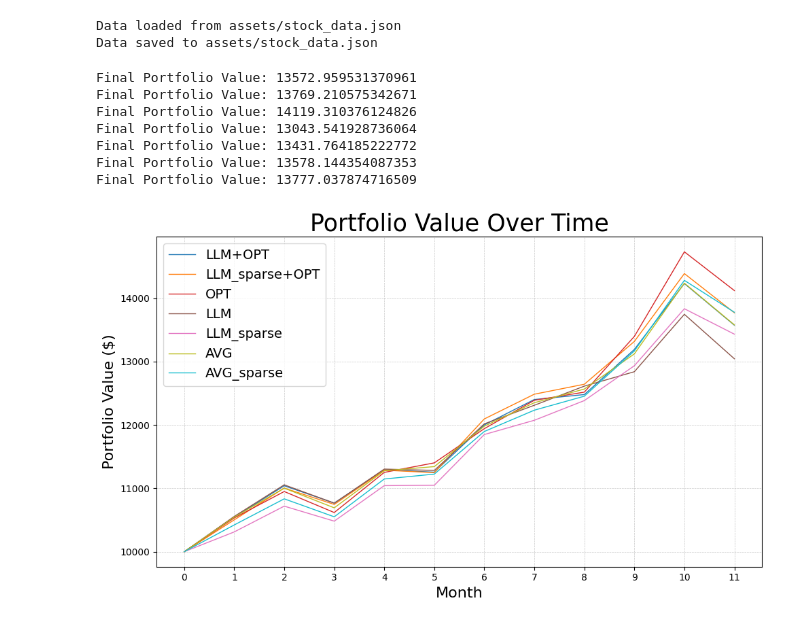
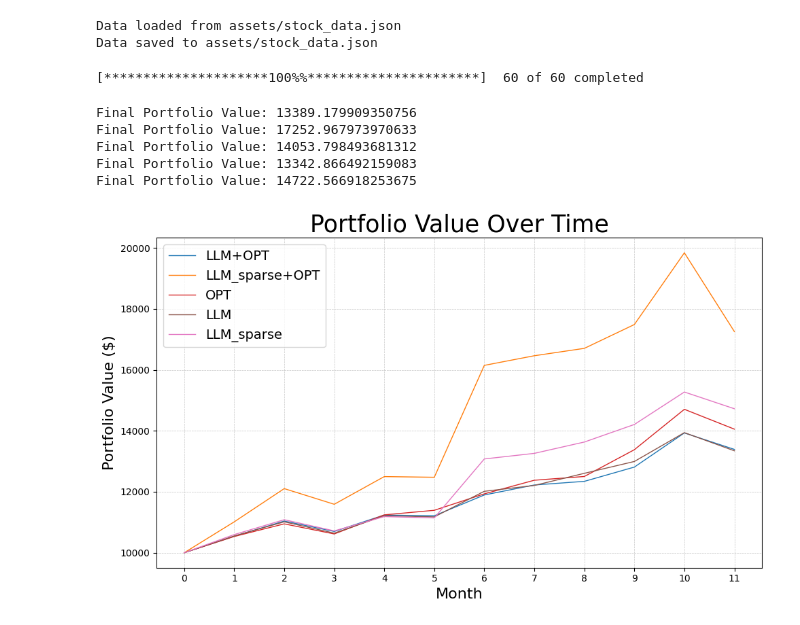
Before and after one commit to tario-you/solid, a Jupyter notebook: avg_runs.ipynb, the cells around one changed output. Drawn from its saved outputs; the diff is of its cells as text; code cells hidden in the pictures.

```diff
--- a/avg_runs.ipynb
+++ b/avg_runs.ipynb
@@ -190,0 +100,2 @@ def patch_data(
+# %%
+model = ["4o-mini", "4o", "o1-mini"][1]
@@ -190,0 +166,4 @@ def patch_data(
+# %%
+all_weights_paths = [weights_coord_path_prefix, weights_coord_sparse_path_prefix, weights_llm_path_prefix, weights_llm_sparse_path_prefix, weights_opt_path_prefix]
+
+all_weights = []
@@ -263,11 +917,31 @@ def extract_month(x):
+# %%
+def get_stock_price(tickers, start_date, end_date):
+    prices = yf.download(tickers, start=start_date, end=end_date)
+    prices = prices["Adj Close"].dropna(how="all")
+    return prices
+
+start_date = datetime.datetime(2024, 1, 1)
+end_date = datetime.datetime.today().date()
+
+portfolio = get_stock_price(tickers, start_date, end_date)
+portfolio.to_csv(pft_path, index=True)
+portfolio = pd.read_csv(pft_path, parse_dates=True, index_col="Date")
+
+S = risk_models.CovarianceShrinkage(portfolio).ledoit_wolf()
+mu = expected_returns.capm_return(portfolio)
+CoordFW = CoordinationFramework(
+    mu, S, 2.7, penalty=1, iteration=20, verbose=False)
+# %% [output]
+[*********************100%%**********************]  60 of 60 completed
 # %%
 verbose = False
 
-for i, path_template in enumerate(all_weights_paths):
+risks = [[] for _ in range(len(all_weights_paths))]
+
+for i, paths in enumerate(all_weights_paths):
     df = None
 
-    for r in runs:
-        path = path_template.replace("[num]", str(r))
+    for path in paths:
 
         df_cur = pd.read_json(path)
 
@@ -300,6 +974,11 @@ for i, path_template in enumerate(all_weights_paths):
         else:
             df += df_cur
 
+        # for risk
+        df_list = df_cur.values.tolist()
+
+        risks[i] += CoordFW.calculate_risk(df_list)
+
     if verbose:
         print("display(df)")
         display(df)
@@ -308,7 +987,7 @@ for i, path_template in enumerate(all_weights_paths):
     df /= len(runs)
 
     # Convert the dataframe back to a list of lists and store it in `all_weights`
-    all_weights[i] = df.values.tolist()
+    all_weights.append(df.values.tolist())
 
 weights_coord, weights_coord_sparse, weights_llm, weights_llm_sparse, weights_opt = all_weights
 # %%
@@ -370,16 +1049,16 @@ portfolio_history_llm, pnl_llm = backtest(weights_llm)
 portfolio_history_llm_sparse, pnl_llm_sparse = backtest(weights_llm_sparse)
 
 # Averaged LLM + OPT
-portfolio_history_avg, pnl_avg = backtest(avg_histories)
-portfolio_history_avg_sparse, pnl_avg_sparse = backtest(avg_sparse_histories)
+# portfolio_history_avg, pnl_avg = backtest(avg_histories)
+# portfolio_history_avg_sparse, pnl_avg_sparse = backtest(avg_sparse_histories)
+
+portfolios = [portfolio_history_coordinated, portfolio_history_coordinated_sparse, portfolio_history_opt, portfolio_history_llm, portfolio_history_llm_sparse]
 # %% [output]
-Final Portfolio Value: 13572.959531370961
-Final Portfolio Value: 13769.210575342671
-Final Portfolio Value: 14119.310376124826
-Final Portfolio Value: 13043.541928736064
-Final Portfolio Value: 13431.764185222772
-Final Portfolio Value: 13578.144354087353
-Final Portfolio Value: 13777.037874716509
+Final Portfolio Value: 13389.179909350756
+Final Portfolio Value: 17252.967973970633
+Final Portfolio Value: 14053.798493681312
+Final Portfolio Value: 13342.866492159083
+Final Portfolio Value: 14722.566918253675
 # %%
 # avg of pure_opt and pure_llm plan
 avg_histories = (np.array(weights_opt) + np.array(weights_llm)) / 2
@@ -400,33 +1079,33 @@ months = [f"{i}" for i in range(12)]
 plt.figure(figsize=(10, 6))
 
 num_plots = 7
 colors = cm.get_cmap('tab10', num_plots).colors
 
 # Plot as a line chart with markers
 plt.plot(months, portfolio_history_coordinated, linestyle='-', linewidth=1, label='LLM+OPT', color=colors[0])
 plt.plot(months, portfolio_history_coordinated_sparse, linestyle='-', linewidth=1, label='LLM_sparse+OPT', color=colors[1])
 plt.plot(months, portfolio_history_opt, linestyle='-', linewidth=1, label='OPT', color=colors[2])
 plt.plot(months, portfolio_history_llm, linestyle='-', linewidth=1, label='LLM', color=colors[3])
 plt.plot(months, portfolio_history_llm_sparse, linestyle='-', linewidth=1, label='LLM_sparse', color=colors[4])
-plt.plot(months, portfolio_history_avg, linestyle='-', linewidth=1, label='AVG', color=colors[5])
-plt.plot(months, portfolio_history_avg_sparse, linestyle='-', linewidth=1, label='AVG_sparse', color=colors[6])
+# plt.plot(months, portfolio_history_avg, linestyle='-', linewidth=1, label='AVG', color=colors[5])
+# plt.plot(months, portfolio_history_avg_sparse, linestyle='-', linewidth=1, label='AVG_sparse', color=colors[6])
 
 # Add a title, axis labels, and grid
 plt.title("Portfolio Value Over Time", fontsize=25)
 plt.xlabel("Month", fontsize=16)
 plt.ylabel("Portfolio Value ($)", fontsize=16)
 
 # Improve grid styling
 plt.grid(True, which='both', linestyle='--', linewidth=0.5, alpha=0.7)
 
 # Add a legend with larger font size
 plt.legend(fontsize=14, loc='upper left')
 
 # Adjust layout for better spacing
 plt.tight_layout()
 
 # Display the plot
 plt.savefig(pft_value_over_time_path, dpi=500, bbox_inches='tight')
 plt.show()
 # %% [output]
-[figure, old version]
+[figure, new version]
```
Also changed, not shown: parts of 9 cells of this notebook, 5 other files.
